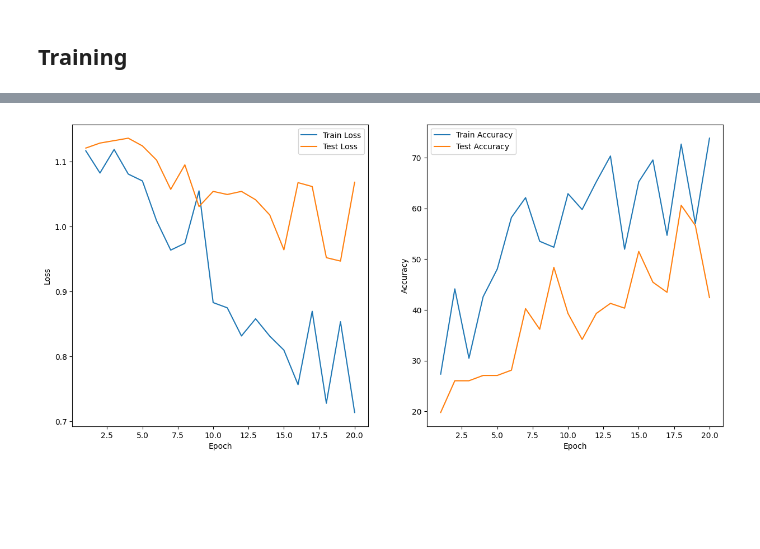
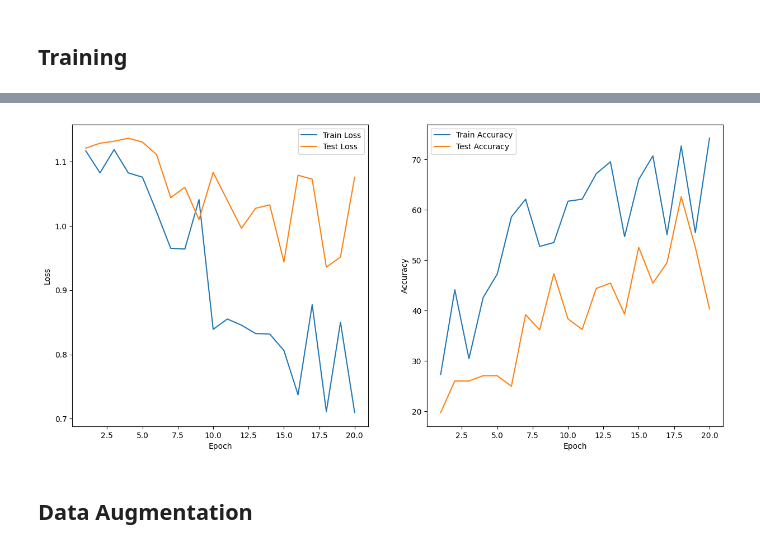
Before and after one commit to TalhaPekdemir/learning-pytorch, a Jupyter notebook: custom-datasets.ipynb, the cells around one changed output, grey strips where cells are left out. Saved outputs shown, nothing was run; the diff lists cells and outputs as text; code cells hidden in the pictures; blank space fills up the shorter version.

Commit message:
add augmentation and cell markdown

```diff
--- a/custom-datasets.ipynb
+++ b/custom-datasets.ipynb
@@ -181,12 +212,13 @@ class_dict
 # %%
 from torch.utils.data import DataLoader
+BATCH_SIZE = 32
 
 train_dataloader = DataLoader(dataset=train_dataset,
-                              batch_size=32,
+                              batch_size=BATCH_SIZE,
                               shuffle=True)
 
 test_dataloader = DataLoader(dataset=test_dataset,
-                             batch_size=32,
+                             batch_size=BATCH_SIZE,
                              shuffle=False)
 # %% [markdown]
 ## Device Agnostic Code
@@ -378,7 +422,7 @@ def test_single_epoch(dataloader:torch.utils.data.DataLoader,
     return total_loss, total_acc
 
 
-def train(train_dataloader, test_dataloader, loss_fn, acc_fn, model, epochs):
+def train(train_dataloader, test_dataloader, loss_fn, acc_fn, model, epochs, device):
     # Keep train results
     history = {
         "train_loss": [],
@@ -414,7 +458,7 @@ def train(train_dataloader, test_dataloader, loss_fn, acc_fn, model, epochs):
             f"Train Loss: {train_loss:.5f} | "
             f"Train Accuracy: {train_acc:.5f} | "
             f"Test Loss: {test_loss:.5f} | "
-            f"Test Accuracy {test_acc:5f}"
+            f"Test Accuracy {test_acc:.5f}"
             )
 
         history["train_loss"].append(train_loss.item() if isinstance(
@@ -434,7 +480,13 @@ def train(train_dataloader, test_dataloader, loss_fn, acc_fn, model, epochs):
 from helper_functions import accuracy_fn
 
 torch.manual_seed(7)
-torch.cuda.manual_seed_all(7)
+torch.cuda.manual_seed(7)
 
-history = train(train_dataloader, test_dataloader, loss_fn, accuracy_fn, model1, 20)
+model1_history = train(train_dataloader=train_dataloader,
+                       test_dataloader=test_dataloader,
+                       loss_fn=loss_fn,
+                       acc_fn=accuracy_fn,
+                       model=model1,
+                       epochs=20,
+                       device=device)
 # %% [output]
@@ -461,25 +517,27 @@ Epoch: 20 | Train Loss: 0.71371 | Train Accuracy: 73.82812 | Test Loss: 1.06820
 # %%
 def plot_history(history:dict):
     epochs = range(1, len(history["test_acc"])+1)
 
     plt.figure(figsize=(15, 7))
     plt.subplot(1, 2, 1)
     plt.plot(epochs, history["train_loss"], label="Train Loss")
     plt.plot(epochs, history["test_loss"], label="Test Loss")
     plt.xlabel("Epoch")
     plt.ylabel("Loss")
     plt.legend()
 
     plt.subplot(1, 2, 2)
     plt.plot(epochs, history["train_acc"], label="Train Accuracy")
     plt.plot(epochs, history["test_acc"], label="Test Accuracy")
     plt.xlabel("Epoch")
     plt.ylabel("Accuracy")
     plt.legend()
 
     plt.show()
 
 
-plot_history(history)
+plot_history(model1_history)
 # %% [output]
-[figure, old version]
+[figure, new version]
+# %% [markdown]
+## Data Augmentation
```
Also changed, not shown: parts of 33 cells of this notebook.
